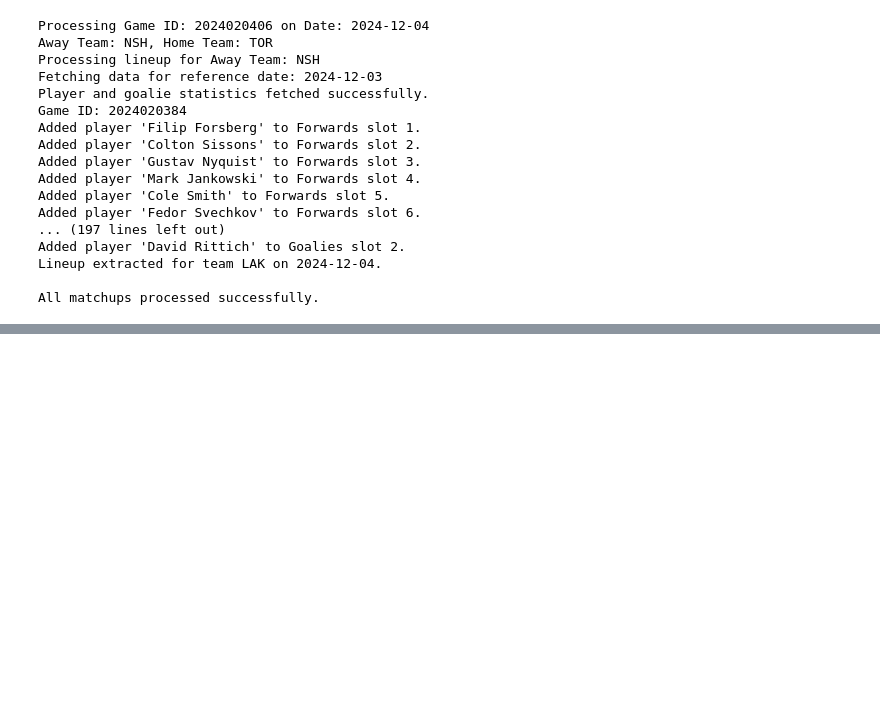
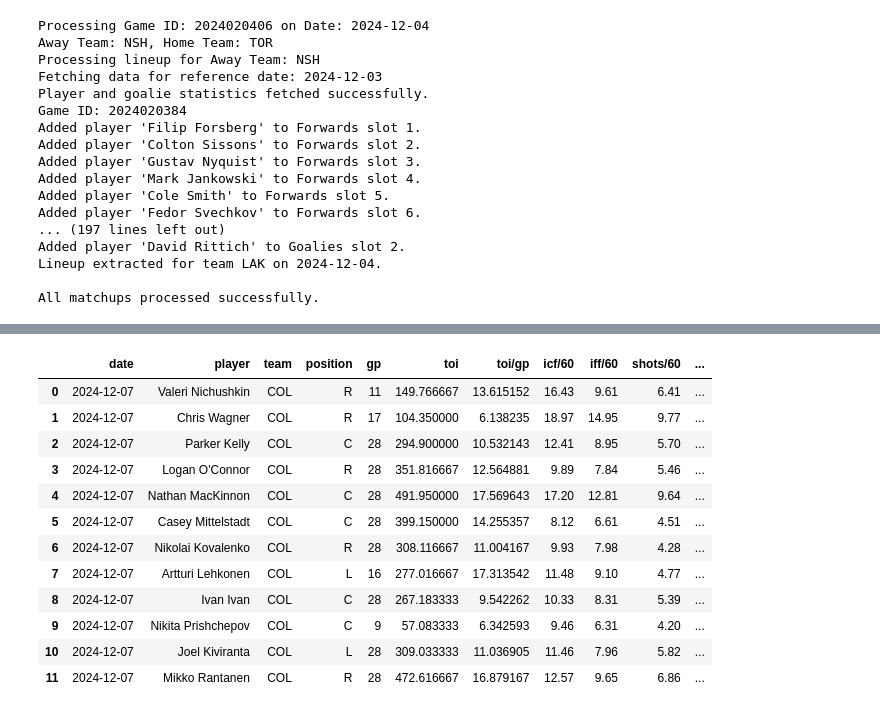
Before and after one commit to bwista/accurateshothelper, a Jupyter notebook: xgm_model_01.ipynb, the cells around one changed output, grey strips where cells are left out. Saved outputs shown, nothing was run; the diff lists cells and outputs as text; code cells hidden in the pictures; blank space fills up the shorter version.

```diff
--- a/xgm_model_01.ipynb
+++ b/xgm_model_01.ipynb
@@ -2087,0 +2083,17 @@ INFO:db_utils:Database connection closed.
+# %%
+team_shots = team_shots[team_shots['position'] != 'D']
+team_shots
+# %% [output]
+|  | date | player | team | position | gp | toi | toi/gp | icf/60 | iff/60 | shots/60 | ... |
+| 0 | 2024-12-07 | Valeri Nichushkin | COL | R | 11 | 149.766667 | 13.615152 | 16.43 | 9.61 | 6.41 | ... |
+| 1 | 2024-12-07 | Chris Wagner | COL | R | 17 | 104.350000 | 6.138235 | 18.97 | 14.95 | 9.77 | ... |
+| 2 | 2024-12-07 | Parker Kelly | COL | C | 28 | 294.900000 | 10.532143 | 12.41 | 8.95 | 5.70 | ... |
+| 3 | 2024-12-07 | Logan O'Connor | COL | R | 28 | 351.816667 | 12.564881 | 9.89 | 7.84 | 5.46 | ... |
+| 4 | 2024-12-07 | Nathan MacKinnon | COL | C | 28 | 491.950000 | 17.569643 | 17.20 | 12.81 | 9.64 | ... |
+| 5 | 2024-12-07 | Casey Mittelstadt | COL | C | 28 | 399.150000 | 14.255357 | 8.12 | 6.61 | 4.51 | ... |
+| 6 | 2024-12-07 | Nikolai Kovalenko | COL | R | 28 | 308.116667 | 11.004167 | 9.93 | 7.98 | 4.28 | ... |
+| 7 | 2024-12-07 | Artturi Lehkonen | COL | L | 16 | 277.016667 | 17.313542 | 11.48 | 9.10 | 4.77 | ... |
+| 8 | 2024-12-07 | Ivan Ivan | COL | C | 28 | 267.183333 | 9.542262 | 10.33 | 8.31 | 5.39 | ... |
+| 9 | 2024-12-07 | Nikita Prishchepov | COL | C | 9 | 57.083333 | 6.342593 | 9.46 | 6.31 | 4.20 | ... |
+| 10 | 2024-12-07 | Joel Kiviranta | COL | L | 28 | 309.033333 | 11.036905 | 11.46 | 7.96 | 5.82 | ... |
+| 11 | 2024-12-07 | Mikko Rantanen | COL | R | 28 | 472.616667 | 16.879167 | 12.57 | 9.65 | 6.86 | ... |
```
Also changed, not shown: parts of 17 cells of this notebook.
